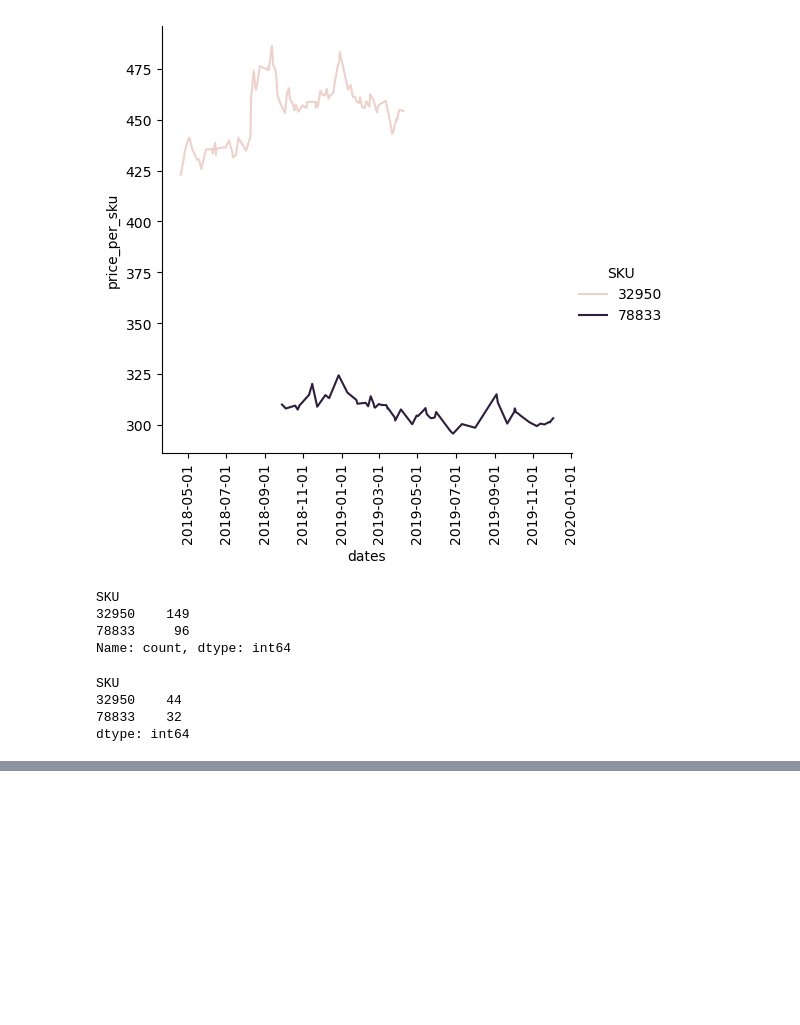
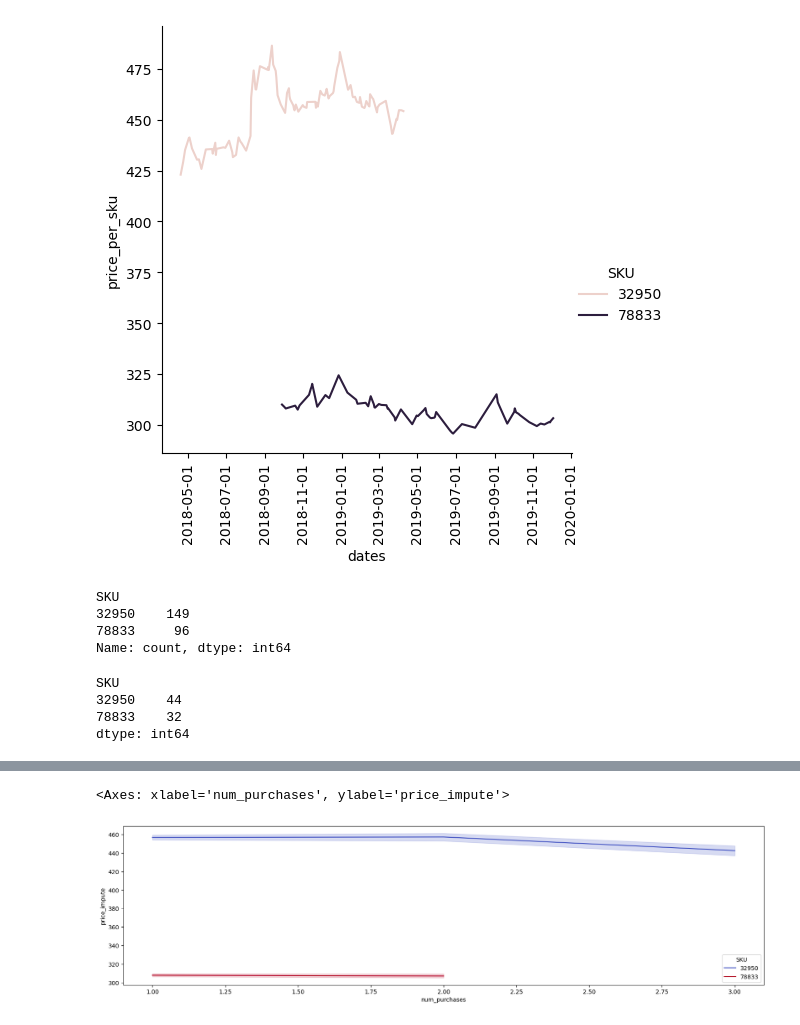
Before and after one commit to mic-icloud/ml-hard, a Jupyter notebook: 4-part/hw-4.ipynb, the cells around one changed output, grey strips where cells are left out. Cells and saved outputs as stored; diff of their text form; code cells hidden in the pictures; blank space fills up the shorter version.

```diff
--- a/4-part/hw-4.ipynb
+++ b/4-part/hw-4.ipynb
@@ -140,0 +174,6 @@ dtype: int64
+# %%
+fig, axs = plt.subplots(figsize=(20,5))
+sns.lineplot(x='num_purchases', y='price_impute', data=fg, hue='SKU', palette='coolwarm')
+# %% [output]
+<Axes: xlabel='num_purchases', ylabel='price_impute'>
+[figure, added]
```
Also changed, not shown: parts of 4 cells of this notebook.
